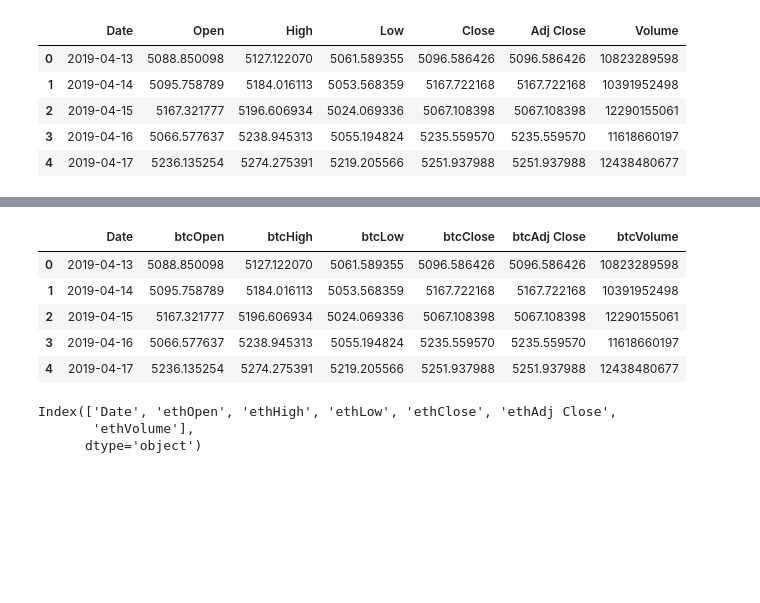
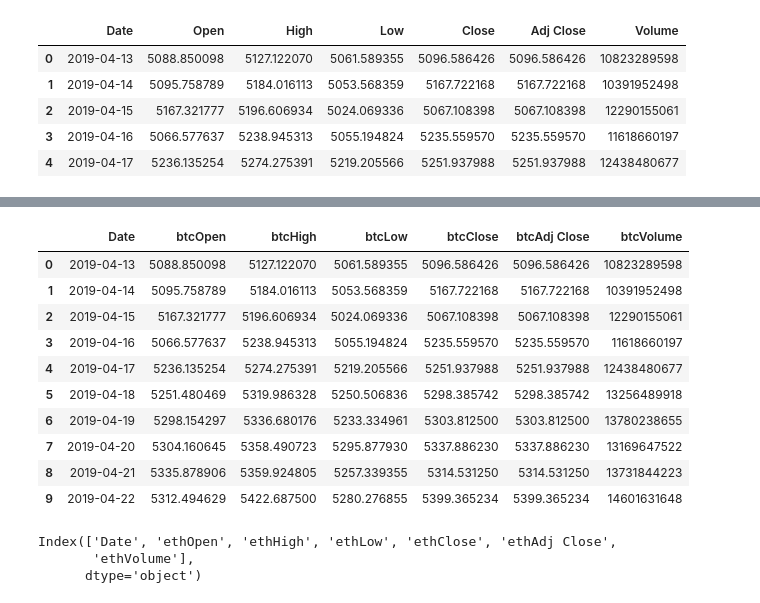
Before and after one commit to youngs508/BitcoinPredictionNew, a Jupyter notebook: backend/model.ipynb, the cells around one changed output, grey strips where cells are left out. Cells and saved outputs as stored; diff of their text form; code cells hidden in the pictures; blank space fills up the shorter version.

```diff
--- a/backend/model.ipynb
+++ b/backend/model.ipynb
@@ -54,14 +77,18 @@ for i in spy.columns:
         spy['spy' +i] = spy[i]
         spy = spy.drop(i, axis = 1)
 # %%
-btc.head()
 # %% [output]
 |  | Date | btcOpen | btcHigh | btcLow | btcClose | btcAdj Close | btcVolume |
 | 0 | 2019-04-13 | 5088.850098 | 5127.122070 | 5061.589355 | 5096.586426 | 5096.586426 | 10823289598 |
 | 1 | 2019-04-14 | 5095.758789 | 5184.016113 | 5053.568359 | 5167.722168 | 5167.722168 | 10391952498 |
 | 2 | 2019-04-15 | 5167.321777 | 5196.606934 | 5024.069336 | 5067.108398 | 5067.108398 | 12290155061 |
 | 3 | 2019-04-16 | 5066.577637 | 5238.945313 | 5055.194824 | 5235.559570 | 5235.559570 | 11618660197 |
 | 4 | 2019-04-17 | 5236.135254 | 5274.275391 | 5219.205566 | 5251.937988 | 5251.937988 | 12438480677 |
+| 5 | 2019-04-18 | 5251.480469 | 5319.986328 | 5250.506836 | 5298.385742 | 5298.385742 | 13256489918 |
+| 6 | 2019-04-19 | 5298.154297 | 5336.680176 | 5233.334961 | 5303.812500 | 5303.812500 | 13780238655 |
+| 7 | 2019-04-20 | 5304.160645 | 5358.490723 | 5295.877930 | 5337.886230 | 5337.886230 | 13169647522 |
+| 8 | 2019-04-21 | 5335.878906 | 5359.924805 | 5257.339355 | 5314.531250 | 5314.531250 | 13731844223 |
+| 9 | 2019-04-22 | 5312.494629 | 5422.687500 | 5280.276855 | 5399.365234 | 5399.365234 | 14601631648 |
 # %%
 eth.columns
 # %% [output]
```
Also changed, not shown: parts of 9 cells of this notebook.
